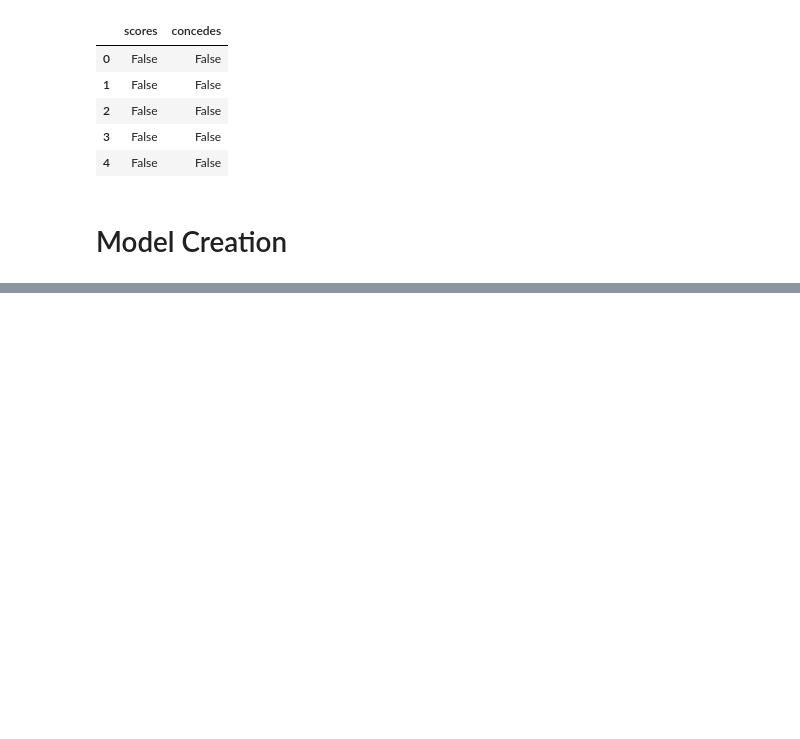
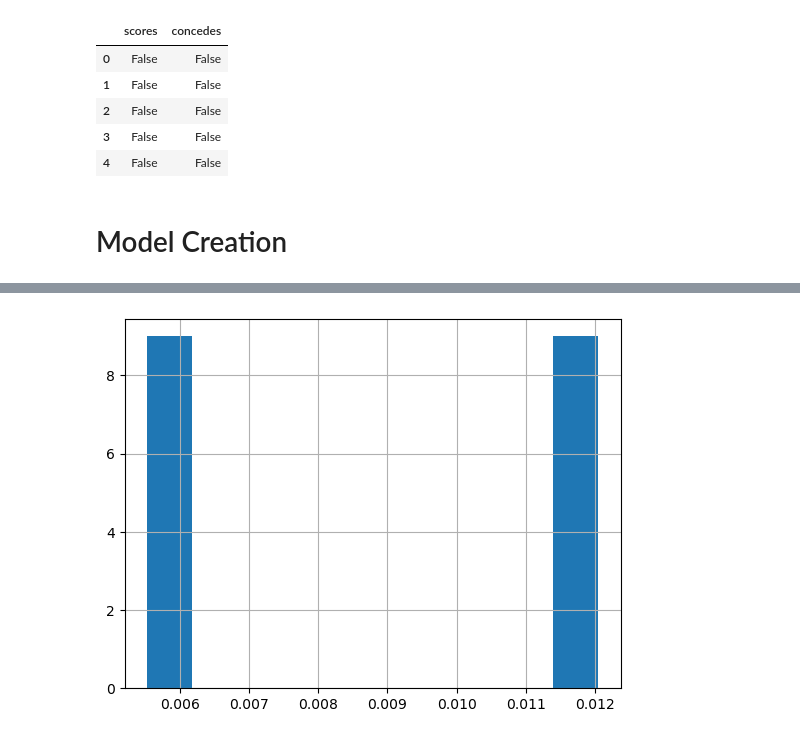
Before and after one commit to JoaoLucas23/ProjetoAprendizadoMaquina, a Jupyter notebook: ProjetoAM.ipynb, the cells around one changed output, grey strips where cells are left out. Drawn from its saved outputs; the diff is of its cells as text; code cells hidden in the pictures; blank space fills up the shorter version.

Commit message:
running model

```diff
--- a/ProjetoAM.ipynb
+++ b/ProjetoAM.ipynb
@@ -280,15 +306,15 @@ import warnings
 warnings.simplefilter(action='ignore', category=FutureWarning)
 
 def createLabels(actions):
-    spadl_labels = [
-         lb.scores,
-         lb.concedes
-     ]
+    yfns = [
+        lb.scores,
+        lb.concedes
+    ]
 
     labels = []
     for game in tqdm(actions.game_id.unique(), desc="Creating labels"):
         actions_game = actions[actions.game_id==game].reset_index(drop=True)
-        labels.append(pd.concat([fn(actions=actions_game) for fn in spadl_labels], axis=1))
+        labels.append(pd.concat([fn(actions=actions_game) for fn in yfns], axis=1))
 
     labels = pd.concat(labels).reset_index(drop=True)
     return labels
@@ -488,0 +401,7 @@ Accuracy: 0.9943
+# %%
+list_n_esn_estimators = [25,50,100]
+list_max_depth = [3,5,9]
+verbosity=1
+n_jobs=-3
+# %%
+metrics_list = []
@@ -488,0 +425,27 @@ Accuracy: 0.9943
+# %%
+for n_estimators in list_n_esn_estimators:
+    for max_depth in list_max_depth:
+        for label in test_labels.columns:
+            xgbc = XGBoostClassifier(n_estimators=n_estimators, max_depth=max_depth, n_jobs=n_jobs, verbosity=verbosity)
+            xgbc.fit(training_features, training_labels[label])
+            metrics = xgbc.evaluate(test_features, test_labels[label])
+
+            xgbc.model.save_model(f"xgbc_{label}_est{n_estimators}_dph{max_depth}.pkl")
+
+            metrics_list.append({
+                "model": f"xgbc_{label}_est{n_estimators}_dph{max_depth}",
+                "brier": metrics["brier"],
+                "log_loss": metrics["log_loss"],
+                "roc_auc": metrics["roc_auc"],
+                "accuracy": metrics["accuracy"]
+            })
+
+            #graph = xgb.to_graphviz(model, num_trees=1)
+            #ax = xgb.plot_tree(model, num_trees=1)
+            xgbc.model.feature_importances_
+# %%
+# plot each metric in a bar chart
+metrics_df = pd.DataFrame(metrics_list)
+metrics_df = metrics_df['brier'].hist(label='model')
+# %% [output]
+[figure, added]
```
Also changed, not shown: parts of 20 cells of this notebook, 1 other file.
